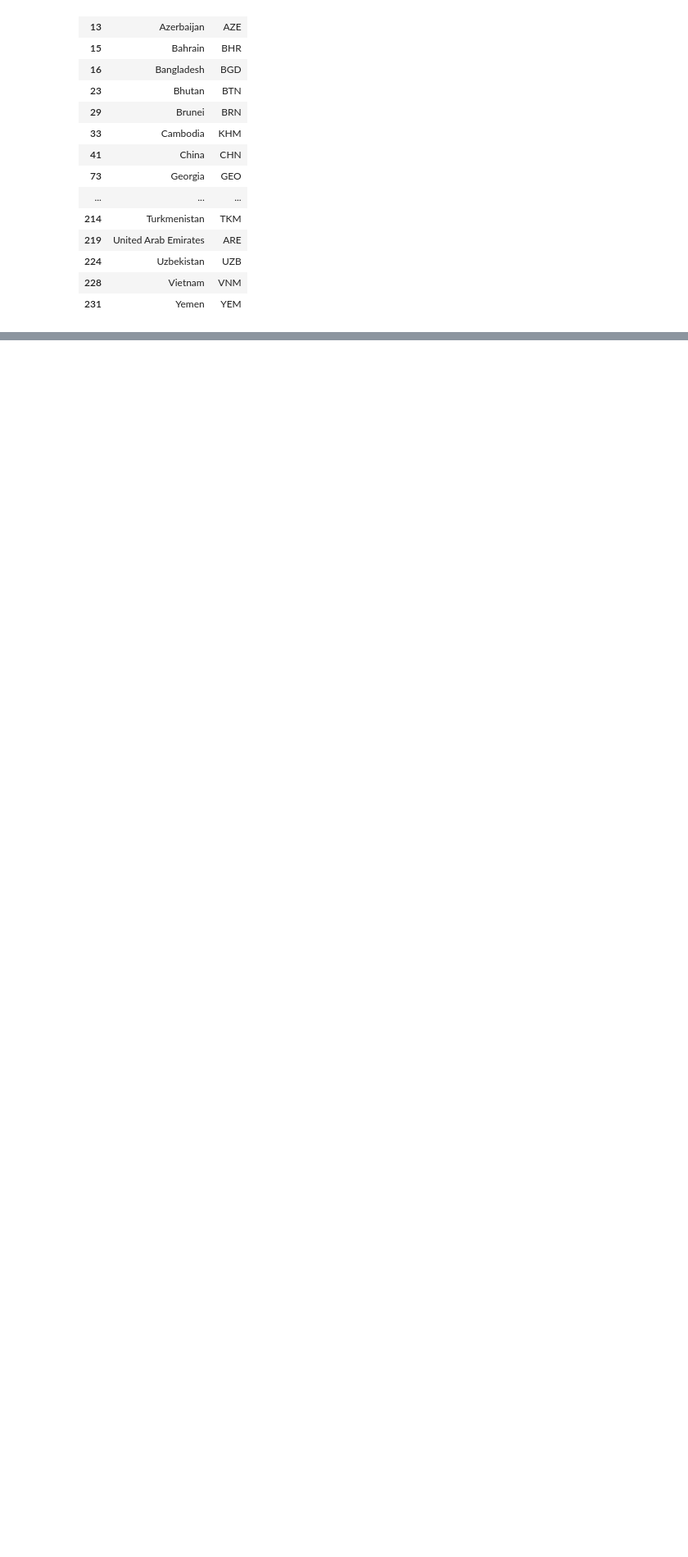
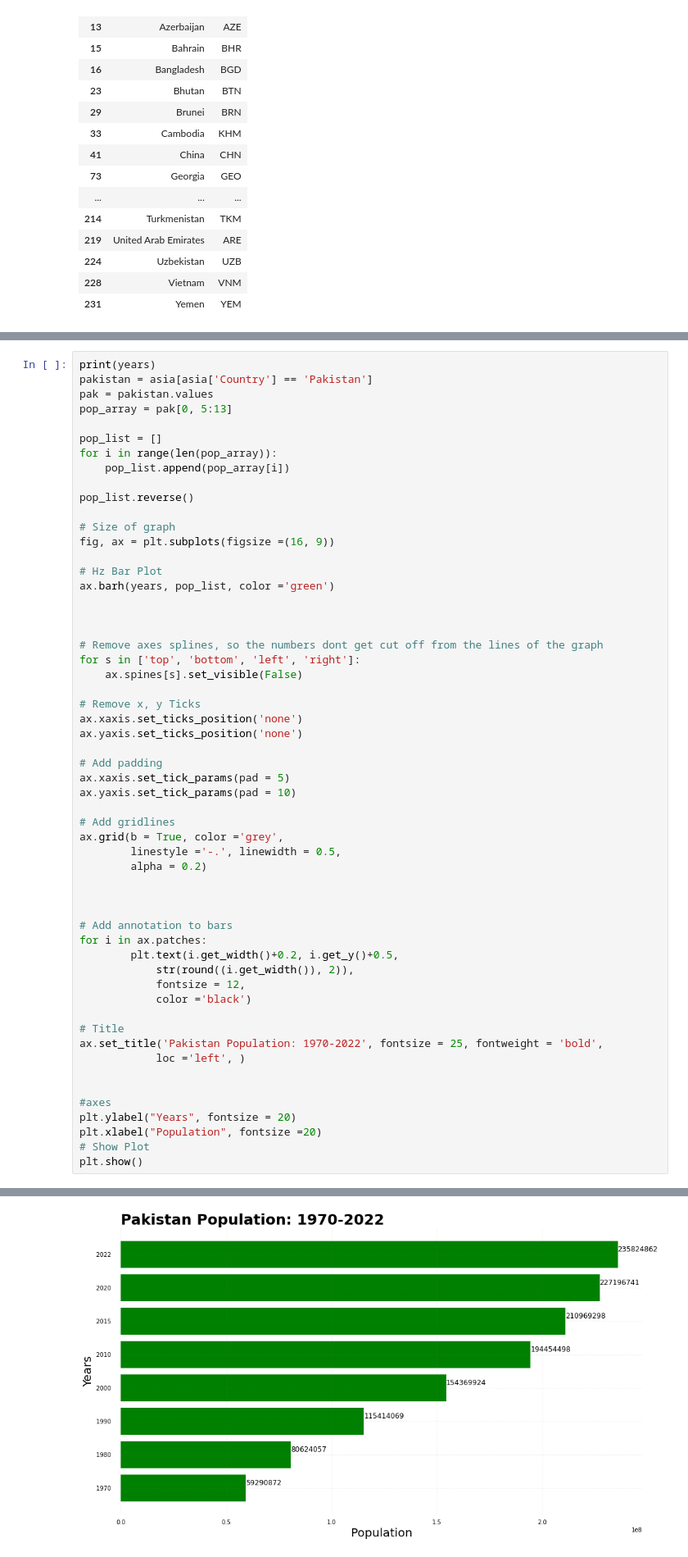
Before and after one commit to sofiaraja89/tts-ds-fundamentals-course, a Jupyter notebook: Final/Asia.ipynb, the cells around one changed output, grey strips where cells are left out. Shown: that part at 82% size. Drawn from its saved outputs; the diff is of its cells as text; blank space fills up the shorter version.

```diff
--- a/Final/Asia.ipynb
+++ b/Final/Asia.ipynb
@@ -90,0 +92,57 @@ plt.plot(years, pop_list)
+# %%
+print(years)
+pakistan = asia[asia['Country'] == 'Pakistan']
+pak = pakistan.values
+pop_array = pak[0, 5:13]
+
+pop_list = []
+for i in range(len(pop_array)):
+    pop_list.append(pop_array[i])
+
+pop_list.reverse()
+
+# Size of graph
+fig, ax = plt.subplots(figsize =(16, 9))
+
+# Hz Bar Plot
+ax.barh(years, pop_list, color ='green')
+
+
+
+# Remove axes splines, so the numbers dont get cut off from the lines of the graph
+for s in ['top', 'bottom', 'left', 'right']:
+    ax.spines[s].set_visible(False)
+
+# Remove x, y Ticks
+ax.xaxis.set_ticks_position('none')
+ax.yaxis.set_ticks_position('none')
+
+# Add padding
+ax.xaxis.set_tick_params(pad = 5)
+ax.yaxis.set_tick_params(pad = 10)
+
+# Add gridlines
+ax.grid(b = True, color ='grey',
+        linestyle ='-.', linewidth = 0.5,
+        alpha = 0.2)
+
+
+
+# Add annotation to bars
+for i in ax.patches:
+        plt.text(i.get_width()+0.2, i.get_y()+0.5,
+            str(round((i.get_width()), 2)),
+            fontsize = 12,
+            color ='black')
+
+# Title
+ax.set_title('Pakistan Population: 1970-2022', fontsize = 25, fontweight = 'bold',
+            loc ='left', )
+
+
+#axes
+plt.ylabel("Years", fontsize = 20)
+plt.xlabel("Population", fontsize =20)
+# Show Plot
+plt.show()
+# %% [output]
@@ -90,0 +150 @@ plt.plot(years, pop_list)
+[figure, added]
```
Also changed, not shown: parts of 3 cells of this notebook, 2 other files.
